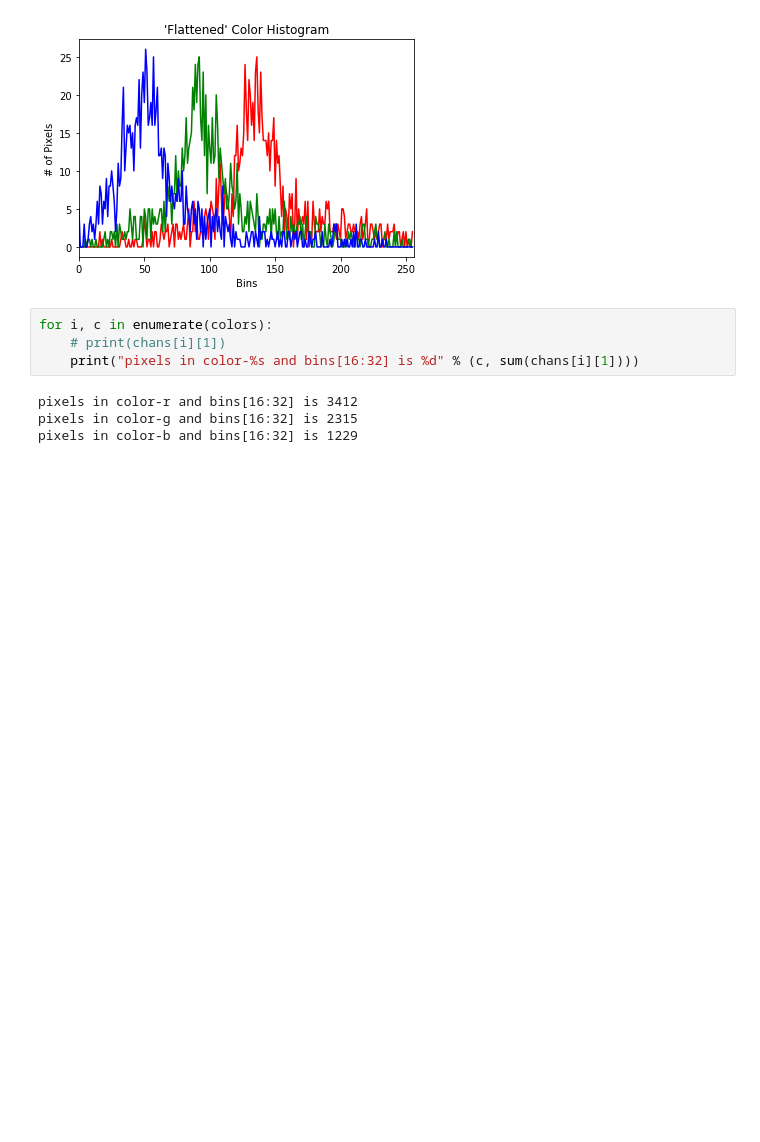
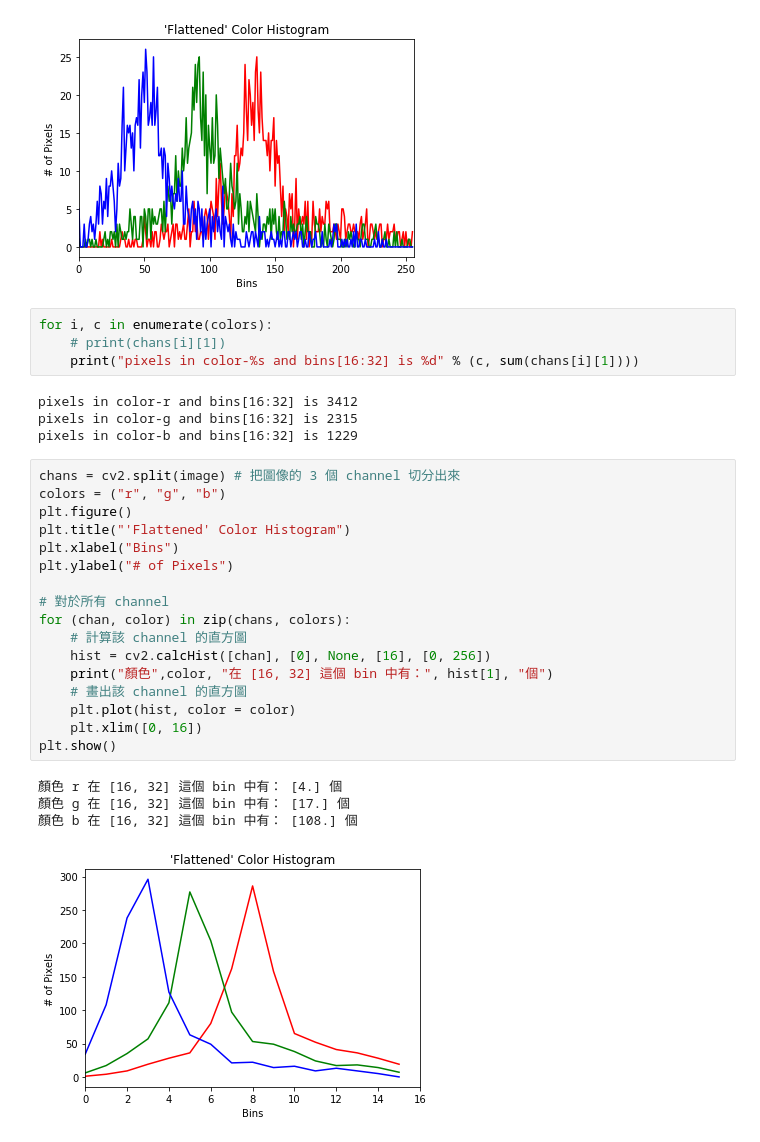
Before and after one commit to NienfengYao/ML100-Days, a Jupyter notebook: homework/Day090_color_histogram_HW.ipynb, the cells around one changed output. Cells and saved outputs as stored; diff of their text form; blank space fills up the shorter version.

```diff
--- a/homework/Day090_color_histogram_HW.ipynb
+++ b/homework/Day090_color_histogram_HW.ipynb
@@ -41,3 +41,25 @@ for i, c in enumerate(colors):
 pixels in color-r and bins[16:32] is 3412
 pixels in color-g and bins[16:32] is 2315
 pixels in color-b and bins[16:32] is 1229
+# %%
+chans = cv2.split(image) # 把圖像的 3 個 channel 切分出來
+colors = ("r", "g", "b")
+plt.figure()
+plt.title("'Flattened' Color Histogram")
+plt.xlabel("Bins")
+plt.ylabel("# of Pixels")
+
+# 對於所有 channel
+for (chan, color) in zip(chans, colors):
+    # 計算該 channel 的直方圖
+    hist = cv2.calcHist([chan], [0], None, [16], [0, 256])
+    print("顏色",color, "在 [16, 32] 這個 bin 中有：", hist[1], "個")
+    # 畫出該 channel 的直方圖
+    plt.plot(hist, color = color)
+    plt.xlim([0, 16])
+plt.show()
+# %% [output]
+顏色 r 在 [16, 32] 這個 bin 中有： [4.] 個
+顏色 g 在 [16, 32] 這個 bin 中有： [17.] 個
+顏色 b 在 [16, 32] 這個 bin 中有： [108.] 個
+[figure, added]
```
